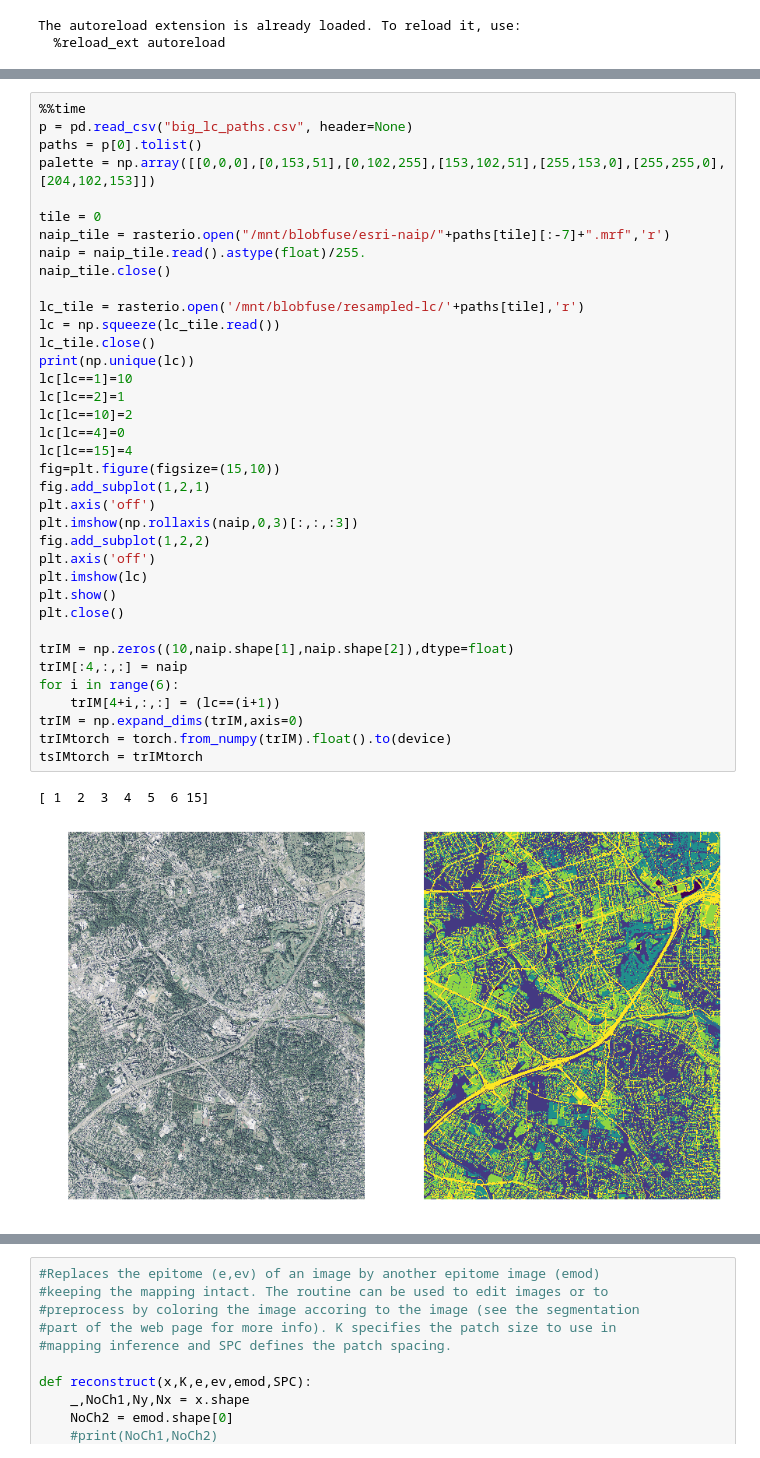
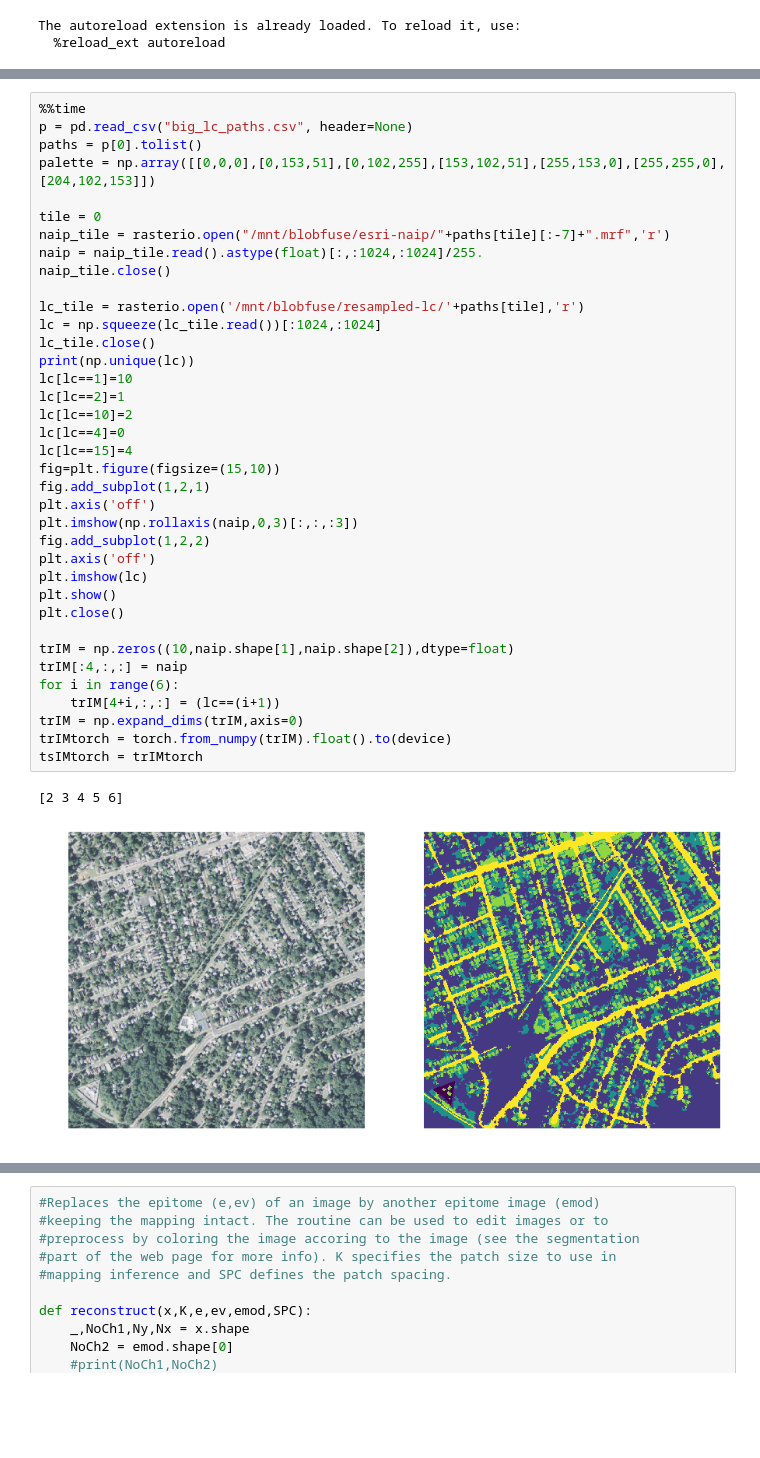
Before and after one commit to t-autran/epitome-pytorch, a Jupyter notebook: Epitome Pytorch.ipynb, the cells around one changed output, grey strips where cells are left out. Saved outputs shown, nothing was run; the diff lists cells and outputs as text; blank space fills up the shorter version.

```diff
--- a/Epitome Pytorch.ipynb
+++ b/Epitome Pytorch.ipynb
@@ -149,35 +166,35 @@ palette = np.array([[0,0,0],[0,153,51],[0,102,255],[153,102,51],[255,153,0],[255
 
 tile = 0
 naip_tile = rasterio.open("/mnt/blobfuse/esri-naip/"+paths[tile][:-7]+".mrf",'r')
-naip = naip_tile.read().astype(float)/255.
+naip = naip_tile.read().astype(float)[:,:1024,:1024]/255.
 naip_tile.close()
 
 lc_tile = rasterio.open('/mnt/blobfuse/resampled-lc/'+paths[tile],'r')
-lc = np.squeeze(lc_tile.read())
+lc = np.squeeze(lc_tile.read())[:1024,:1024]
 lc_tile.close()
 print(np.unique(lc))
 lc[lc==1]=10
 lc[lc==2]=1
 lc[lc==10]=2
 lc[lc==4]=0
 lc[lc==15]=4
 fig=plt.figure(figsize=(15,10))
 fig.add_subplot(1,2,1)
 plt.axis('off')
 plt.imshow(np.rollaxis(naip,0,3)[:,:,:3])
 fig.add_subplot(1,2,2)
 plt.axis('off')
 plt.imshow(lc)
 plt.show()
 plt.close()
 
 trIM = np.zeros((10,naip.shape[1],naip.shape[2]),dtype=float)
 trIM[:4,:,:] = naip
 for i in range(6):
     trIM[4+i,:,:] = (lc==(i+1))
 trIM = np.expand_dims(trIM,axis=0)
 trIMtorch = torch.from_numpy(trIM).float().to(device)
 tsIMtorch = trIMtorch
 # %% [output]
-[ 1  2  3  4  5  6 15]
+[2 3 4 5 6]
-[figure, old version]
+[figure, new version]
```
Also changed, not shown: parts of 8 cells of this notebook, 4 other files.
